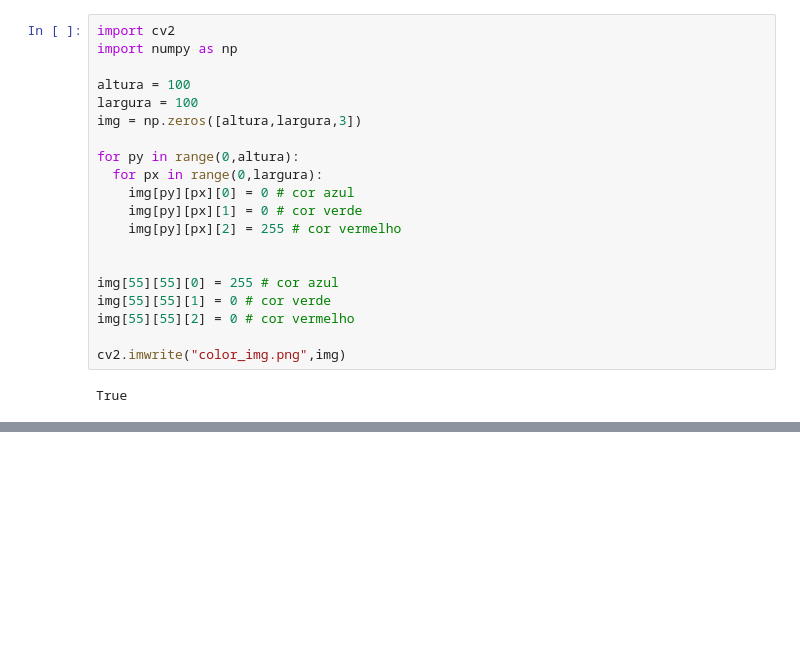
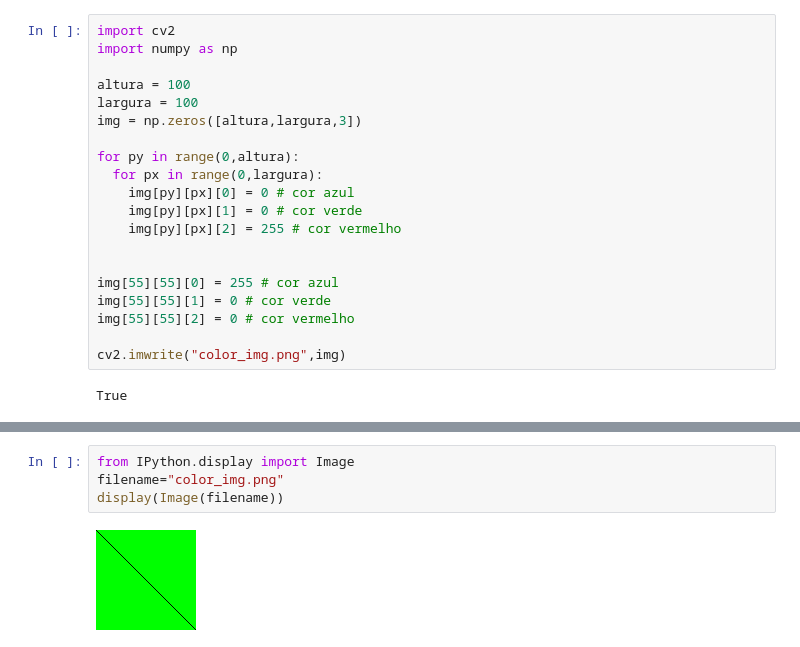
Before and after one commit to yuki86/robotica, a Jupyter notebook: robotica_aula_21_08_20.ipynb, the cells around one changed output, grey strips where cells are left out. Drawn from its saved outputs; the diff is of its cells as text; blank space fills up the shorter version.

```diff
--- a/robotica_aula_21_08_20.ipynb
+++ b/robotica_aula_21_08_20.ipynb
@@ -58,3 +311,9 @@ True
+# %%
+from IPython.display import Image
+filename="color_img.png"
+display(Image(filename))
+# %% [output]
+[figure, added]
 # %%
 import cv2
 import numpy as np
```
Also changed, not shown: parts of 49 cells of this notebook.
